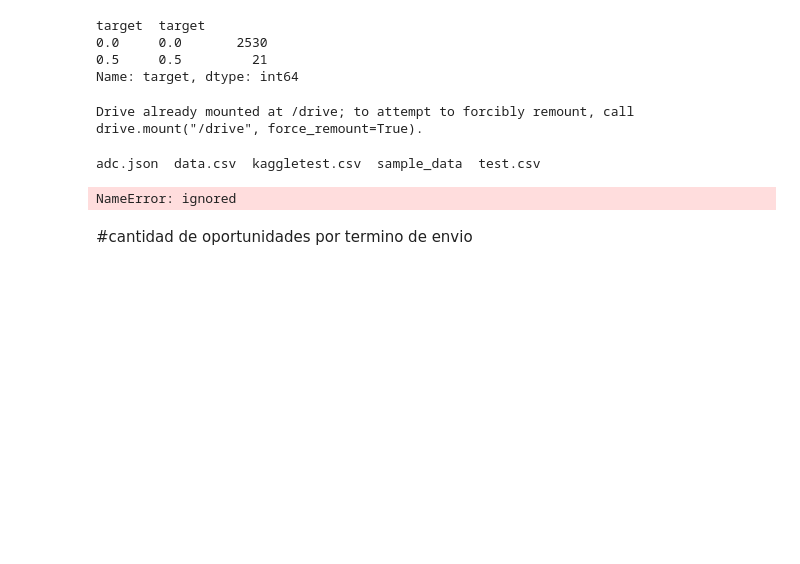
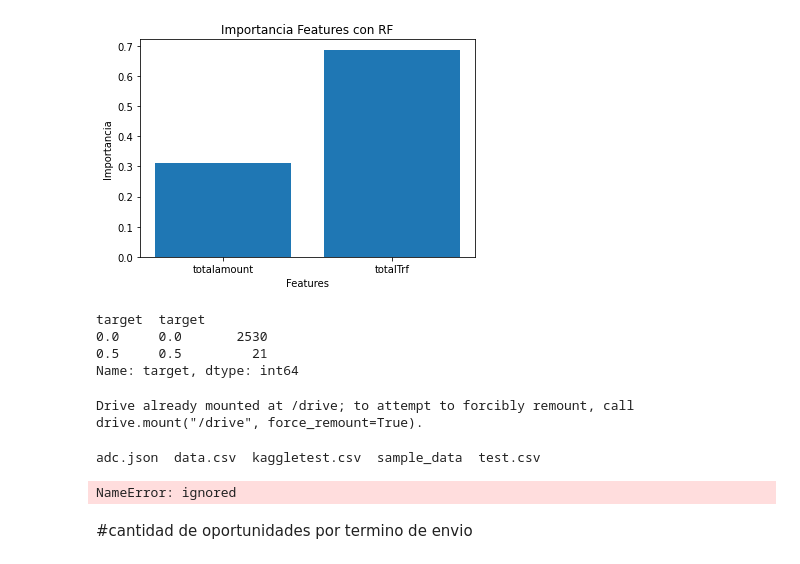
Before and after one commit to joaquinparodi/TP-DATOS, a Jupyter notebook: tp2orga.ipynb, the cells around one changed output. Cells and saved outputs as stored; diff of their text form; code cells hidden in the pictures; blank space fills up the shorter version.

```diff
--- a/tp2orga.ipynb
+++ b/tp2orga.ipynb
@@ -243,0 +200,17 @@ dfTest = pd.DataFrame( test[['target']])
+# %%
+modelos={
+         'ramdomForest': RandomForestRegre(Hiperparametros),
+         'xgboost':xgbosst(Hiperparametros)
+}
+# %%
+
+
+modelo=modelos.get('xgboost')
+#cargamos el modelo
+modelo=modelo
+#hacemos feature engierine sobre el df original
+dfFeature=modelo.featureEngeenier(entrenamiento)
+dfFeature.head()
+#le agregamos el target
+dfFeatureWithTarget=modelo.agregarTargetDfOriginal(entrenamiento,dfFeature)
+dfFeatureWithTarget.head()
@@ -243,0 +227,2 @@ dfTest = pd.DataFrame( test[['target']])
+# %%
+X,y=modelo.splitTrainTarget(dfFeatureWithTarget)
@@ -243,0 +231,3 @@ dfTest = pd.DataFrame( test[['target']])
+# %%
+#separamos para entrenar (X_train, y_train) y para predecir (y_train) y su prediccion real(y_test)
+X_train, X_test, y_train, y_test=modelo.SplitTrainTest(X,y)
@@ -243,0 +263,4 @@ dfTest = pd.DataFrame( test[['target']])
+# %%
+modelo.featureImportancia( X_train)
+# %% [output]
+[figure, added]
```
Also changed, not shown: parts of 35 cells of this notebook.
